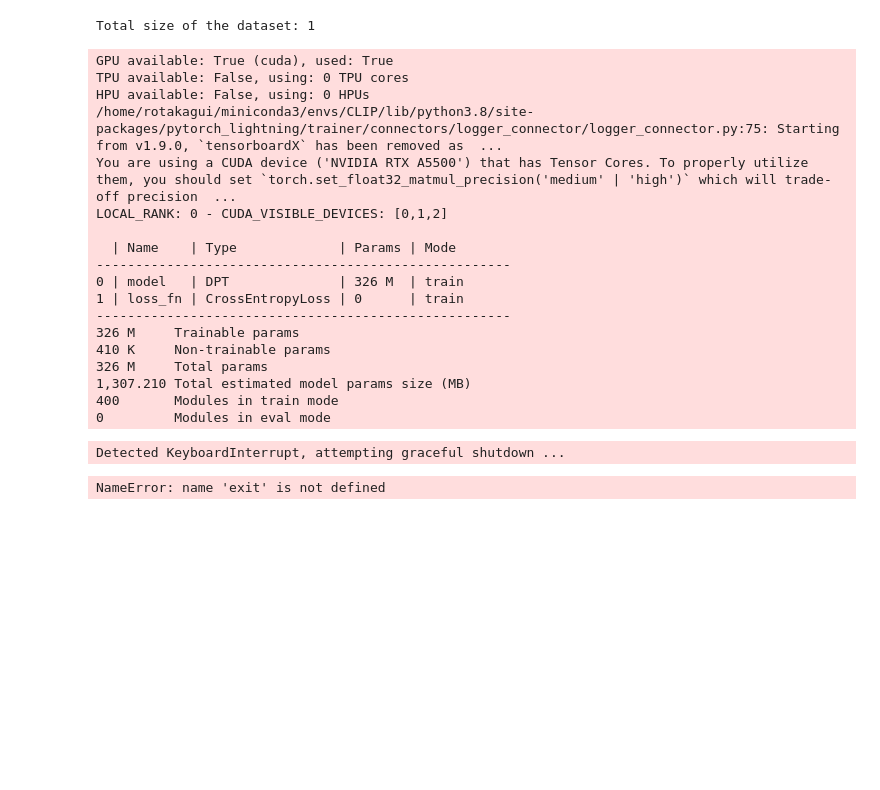
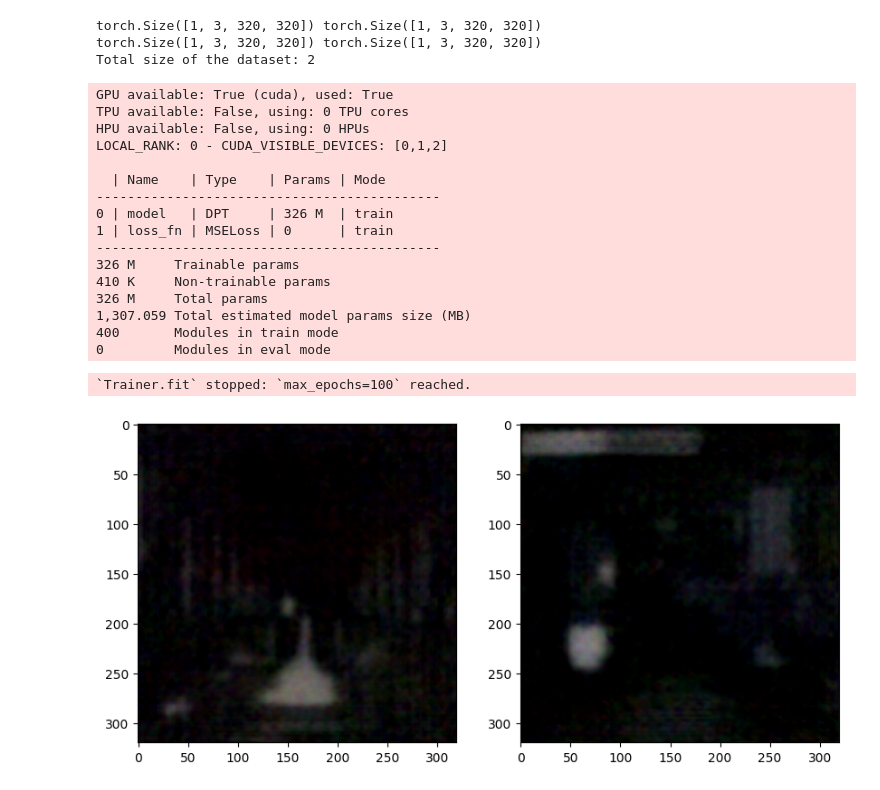
Before and after one commit to TAOGenna/pytorch-language-driven-semantic-segmentation, a Jupyter notebook: test_DPT.ipynb, the cells around one changed output. Drawn from its saved outputs; the diff is of its cells as text; code cells hidden in the pictures; blank space fills up the shorter version.

```diff
--- a/test_DPT.ipynb
+++ b/test_DPT.ipynb
@@ -52,12 +55,8 @@ class DataLoaderSegmentation(data.Dataset):
 # %%
 folder_path = Path('./data/mseg_dataset/ADEChallengeData2016')
 print(f"File exists: {folder_path.exists()}")
+
 loader = DataLoaderSegmentation(folder_path=folder_path)
-
-data_loader = DataLoader(loader,num_workers=4, batch_size=2, shuffle=False, pin_memory=True)
-
-image_loader, label_loader = loader.__getitem__(0,observe=True)
-
-print('size after passing through __getitem__:',image_loader.shape,label_loader.shape)
+data_loader = DataLoader(loader,num_workers=4, batch_size=1, shuffle=False, pin_memory=True)
 # %% [output]
 File exists: True
@@ -67,8 +73,13 @@ size after passing through __getitem__: torch.Size([3, 320, 320]) torch.Size([1,
 # %%
+for foo, bar in data_loader:
+    print(foo.shape, bar.shape)
+
 total_size = len(loader)
 print(f"Total size of the dataset: {total_size}")
 # %% [output]
-Total size of the dataset: 1
+torch.Size([1, 3, 320, 320]) torch.Size([1, 3, 320, 320])
+torch.Size([1, 3, 320, 320]) torch.Size([1, 3, 320, 320])
+Total size of the dataset: 2
 # %%
 # define my dense prediction transformer (DPT) class
 import lightning as L
@@ -86,15 +97,14 @@ class LightningModel(pl.LightningModule):
         super().__init__()
         self.model = DPT()
         self.max_epochs = 100
-        self.loss_fn = nn.CrossEntropyLoss()
+        self.loss_fn = nn.MSELoss()
 
     def forward(self, x):
         return self.model(x)
 
     def training_step(self, batch, idx):
         images, annotations = batch
-        annotations = annotations.squeeze(1).long()  # Convert to (B, W, H)
-        predictions = self.model(images) # these are raw logits
+        predictions = self(images) # these are raw logits
         #predictions = torch.softmax(predictions,dim=1)
         loss = self.loss_fn(predictions,annotations)
         # Logging to TensorBoard by default
@@ -111,6 +121,8 @@ class LightningModel(pl.LightningModule):
         )
         return [optimizer], [lr_scheduler]
 
+my_dpt = LightningModel()
+
 # this part was taken from https://github.com/rzhao5659/2024-LSeg/blob/main/test/test_dpt.ipynb
 checkpoint_callback = ModelCheckpoint(
     monitor="train_loss",  # Metric to monitor
@@ -120,7 +132,6 @@ checkpoint_callback = ModelCheckpoint(
     verbose=False,
 )
 
-my_dpt = LightningModel()
 
 trainer = pl.Trainer(max_epochs=100, accelerator="gpu", devices=1, log_every_n_steps=1, callbacks=[checkpoint_callback])
 trainer.fit(model=my_dpt, train_dataloaders=data_loader)
@@ -128,20 +139,53 @@ trainer.fit(model=my_dpt, train_dataloaders=data_loader)
 GPU available: True (cuda), used: True
 TPU available: False, using: 0 TPU cores
 HPU available: False, using: 0 HPUs
-/home/rotakagui/miniconda3/envs/CLIP/lib/python3.8/site-packages/pytorch_lightning/trainer/connectors/logger_connector/logger_connector.py:75: Starting from v1.9.0, `tensorboardX` has been removed as  ...
-You are using a CUDA device ('NVIDIA RTX A5500') that has Tensor Cores. To properly utilize them, you should set `torch.set_float32_matmul_precision('medium' | 'high')` which will trade-off precision  ...
 LOCAL_RANK: 0 - CUDA_VISIBLE_DEVICES: [0,1,2]
 
-  | Name    | Type             | Params | Mode
------------------------------------------------------
-0 | model   | DPT              | 326 M  | train
-1 | loss_fn | CrossEntropyLoss | 0      | train
------------------------------------------------------
+  | Name    | Type    | Params | Mode
+--------------------------------------------
+0 | model   | DPT     | 326 M  | train
+1 | loss_fn | MSELoss | 0      | train
+--------------------------------------------
 326 M     Trainable params
 410 K     Non-trainable params
 326 M     Total params
-1,307.210 Total estimated model params size (MB)
+1,307.059 Total estimated model params size (MB)
 400       Modules in train mode
 0         Modules in eval mode
-Detected KeyboardInterrupt, attempting graceful shutdown ...
+`Trainer.fit` stopped: `max_epochs=100` reached.
-NameError: name 'exit' is not defined
+# %%
+from torchvision.transforms import v2
+
+def tensor_to_PIL(img):
+    # From tensor to image:
+    mean = torch.tensor([0.485, 0.456, 0.406])
+    std = torch.tensor([0.229, 0.224, 0.225])
+    denormalize = v2.Compose([
+        v2.Lambda(lambda x: x * std[:, None, None] + mean[:, None, None]),  # Apply inverse normalization
+        v2.Lambda(lambda x: torch.clamp(x, 0, 1)),  # Ensure values are within [0, 1]
+        v2.ToPILImage()  # Convert tensor to PIL Image for visualization
+    ])
+    return denormalize(img)
+
+with torch.no_grad():
+    my_dpt.eval()
+    plt.figure(figsize=(10,5))
+    idx = 1
+    for img_tensor, label_tensor in data_loader:
+        pred_tensor = my_dpt(img_tensor)
+        pred_img_mask = pred_tensor.squeeze(0)
+        to_image = tensor_to_PIL(pred_img_mask)
+        plt.subplot(1,2,idx)
+        plt.imshow(to_image)
+        idx += 1
+
+# plt.figure(figsize=(10,5))
+# plt.subplot(1,2,1)
+# plt.imshow(data)
+
+# plt.subplot(1,2,2)
+# plt.imshow(label)
+# plt.tight_layout()
+# plt.show()
+# %% [output]
+[figure, added]
```
Also changed, not shown: parts of 3 cells of this notebook, 3 other files.
